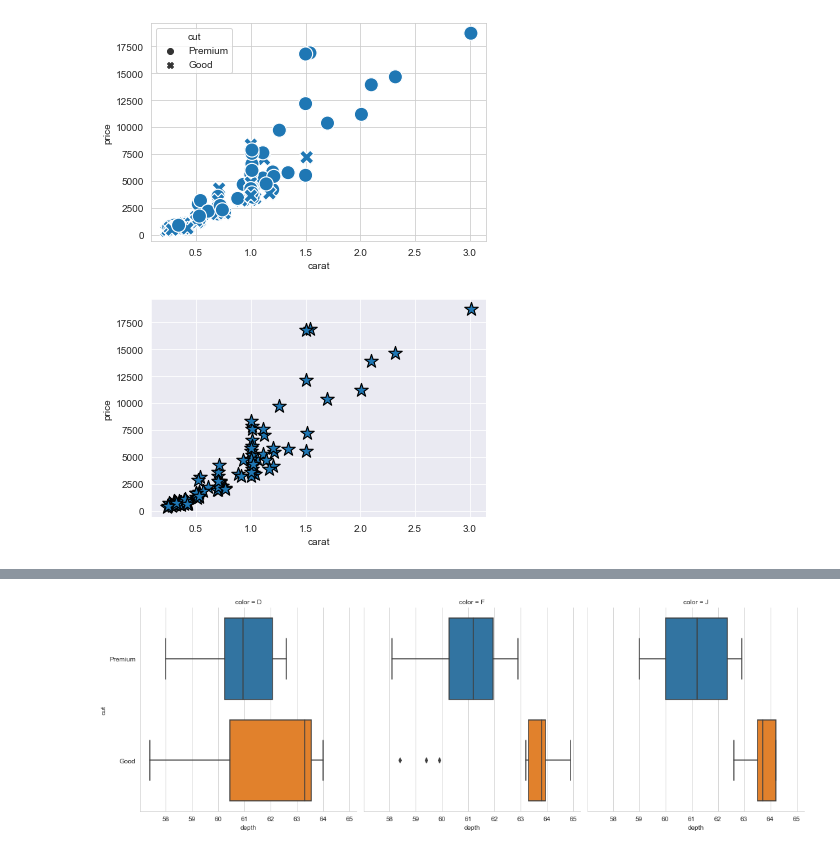
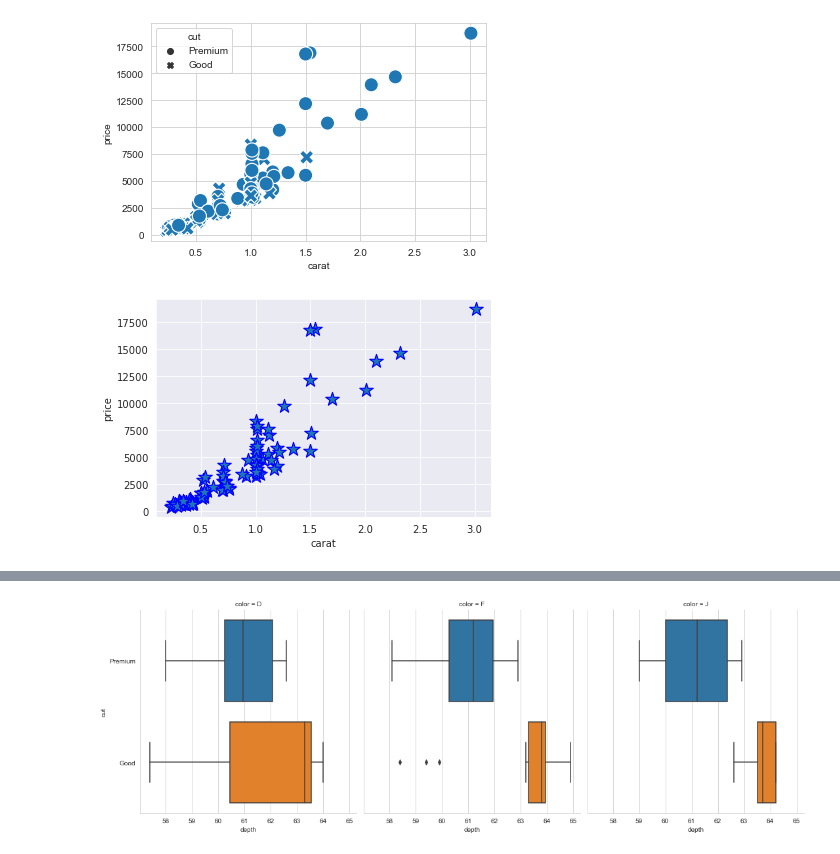
Before and after one commit to santarabantoosoo/Data-Analysis-NanoDegree-2.0, a Jupyter notebook: s8/demo/detailed seaborn/08_scatterplot-Copy1.ipynb, the cells around one changed output, grey strips where cells are left out. Saved outputs shown, nothing was run; the diff lists cells and outputs as text; code cells hidden in the pictures.

```diff
--- a/s8/demo/detailed seaborn/08_scatterplot-Copy1.ipynb
+++ b/s8/demo/detailed seaborn/08_scatterplot-Copy1.ipynb
@@ -266,6 +263,6 @@ plt.rc('ytick', labelsize=10)
 # %% [markdown]
 ## Basics
 # %%
-sns.set_style('whitegrid')  # whitegrid - dark
+sns.set_style('darkgrid')  # whitegrid - dark
 # %%
 # sns.scatterplot(diamonds.carat, diamonds.price);
@@ -412,12 +417,12 @@ sns.scatterplot(x='carat', y='price',
 # %%
 sns.scatterplot(x='carat', y='price',
                 data=diamonds,
                 s=200,
                 marker='*',
-                edgecolor='black'  # from where did we get this?
+                edgecolor='blue'  # from where did we get this?
                );
 # %% [output]
-[figure, old version]
+[figure, new version]
 # %%
 sns.relplot(x='carat', y='price',
                 data=diamonds,
```
Also changed, not shown: parts of 13 cells of this notebook, 36 other files.
